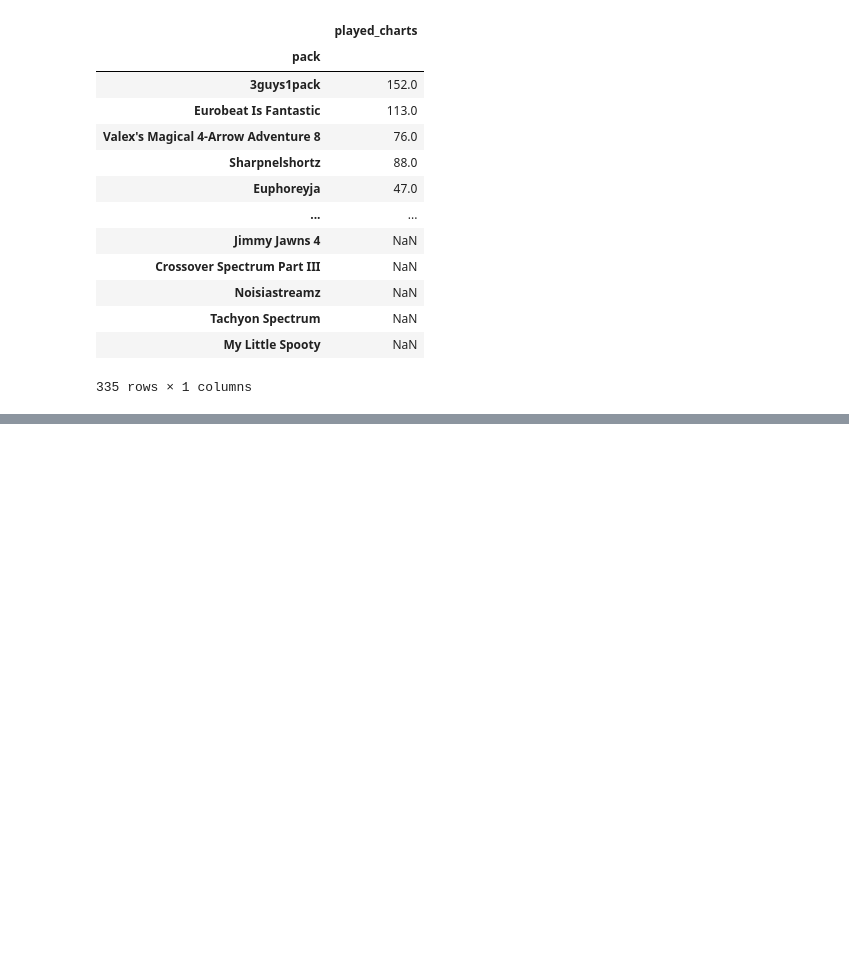
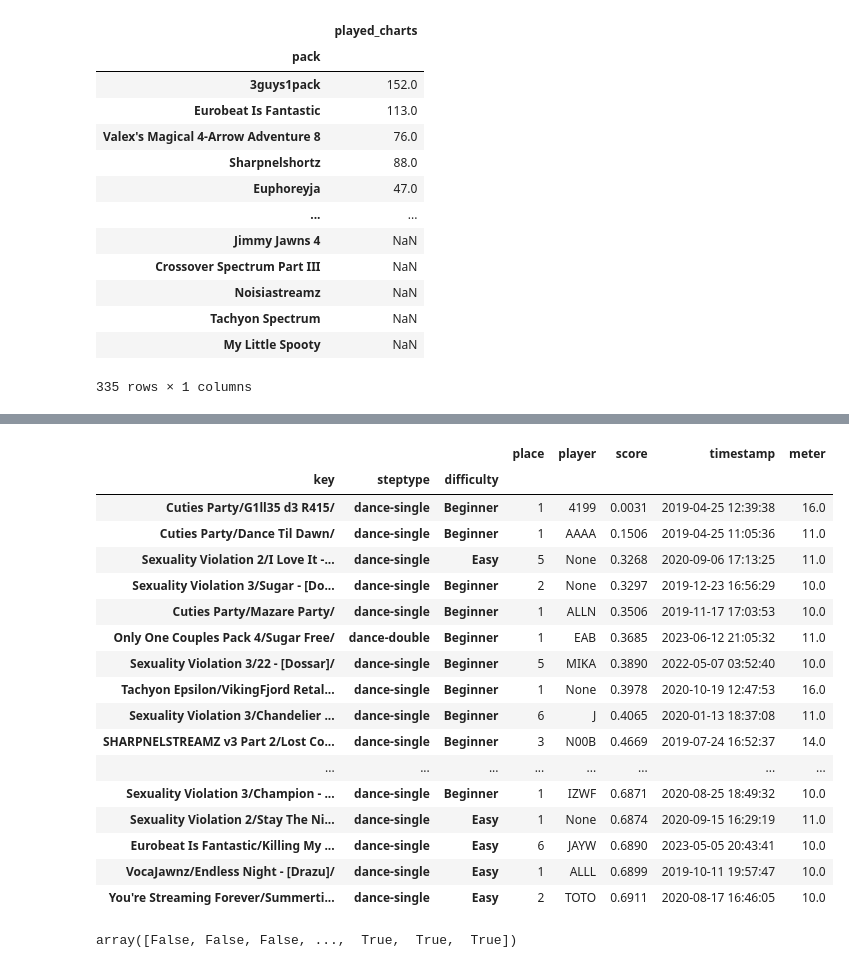
Before and after one commit to barrysir/sm-analyze-stats, a Jupyter notebook: Untitled1.ipynb, the cells around one changed output, grey strips where cells are left out. Cells and saved outputs as stored; diff of their text form; code cells hidden in the pictures; blank space fills up the shorter version.

```diff
--- a/Untitled1.ipynb
+++ b/Untitled1.ipynb
@@ -219,0 +235,3 @@ wb.save('template2.xlsx')
+# %%
+lb = s.leaderboards(with_mem=False, keep_unavailable=True, with_ddr=True)
+lb
@@ -219,0 +253,35 @@ wb.save('template2.xlsx')
+# %%
+x = lb.join(s.combined['meter'])
+
+# todo: Beginner and Easy allow passing after failing
+# is there a way to detect if life ever hit 0 and filter them out?
+# Maybe useful XML tags: SurviveSeconds? LifeRemainingSeconds?
+#  * SurviveSeconds has some random +-1 second variance
+#  * SurviveSeconds still set to the full song duration on Beginner/Easy
+#  * LifeRemainingSeconds seems to always be 0
+
+x = x[~x.index.get_level_values('difficulty').isin(['Beginner', 'Easy'])]
+x.sort_values(by=['score'], ascending=True).head(50)
+# %% [output]
+|  |  |  | place | player | score | timestamp | meter |
+| key | steptype | difficulty |  |  |  |  |  |
+| Cuties Party/G1ll35 d3 R415/ | dance-single | Beginner | 1 | 4199 | 0.0031 | 2019-04-25 12:39:38 | 16.0 |
+| Cuties Party/Dance Til Dawn/ | dance-single | Beginner | 1 | AAAA | 0.1506 | 2019-04-25 11:05:36 | 11.0 |
+| Sexuality Violation 2/I Love It -... | dance-single | Easy | 5 | None | 0.3268 | 2020-09-06 17:13:25 | 11.0 |
+| Sexuality Violation 3/Sugar - [Do... | dance-single | Beginner | 2 | None | 0.3297 | 2019-12-23 16:56:29 | 10.0 |
+| Cuties Party/Mazare Party/ | dance-single | Beginner | 1 | ALLN | 0.3506 | 2019-11-17 17:03:53 | 10.0 |
+| Only One Couples Pack 4/Sugar Free/ | dance-double | Beginner | 1 | EAB | 0.3685 | 2023-06-12 21:05:32 | 11.0 |
+| Sexuality Violation 3/22 - [Dossar]/ | dance-single | Beginner | 5 | MIKA | 0.3890 | 2022-05-07 03:52:40 | 10.0 |
+| Tachyon Epsilon/VikingFjord Retal... | dance-single | Beginner | 1 | None | 0.3978 | 2020-10-19 12:47:53 | 16.0 |
+| Sexuality Violation 3/Chandelier ... | dance-single | Beginner | 6 | J | 0.4065 | 2020-01-13 18:37:08 | 11.0 |
+| SHARPNELSTREAMZ v3 Part 2/Lost Co... | dance-single | Beginner | 3 | N00B | 0.4669 | 2019-07-24 16:52:37 | 14.0 |
+| ... | ... | ... | ... | ... | ... | ... | ... |
+| Sexuality Violation 3/Champion - ... | dance-single | Beginner | 1 | IZWF | 0.6871 | 2020-08-25 18:49:32 | 10.0 |
+| Sexuality Violation 2/Stay The Ni... | dance-single | Easy | 1 | None | 0.6874 | 2020-09-15 16:29:19 | 11.0 |
+| Eurobeat Is Fantastic/Killing My ... | dance-single | Easy | 6 | JAYW | 0.6890 | 2023-05-05 20:43:41 | 10.0 |
+| VocaJawnz/Endless Night - [Drazu]/ | dance-single | Easy | 1 | ALLL | 0.6899 | 2019-10-11 19:57:47 | 10.0 |
+| You're Streaming Forever/Summerti... | dance-single | Easy | 2 | TOTO | 0.6911 | 2020-08-17 16:46:05 | 10.0 |
+# %%
+~lb.index.get_level_values('difficulty').isin(['Beginner', 'Easy'])
+# %% [output]
+array([False, False, False, ...,  True,  True,  True])
```
Also changed, not shown: parts of 19 cells of this notebook, 8 other files.
